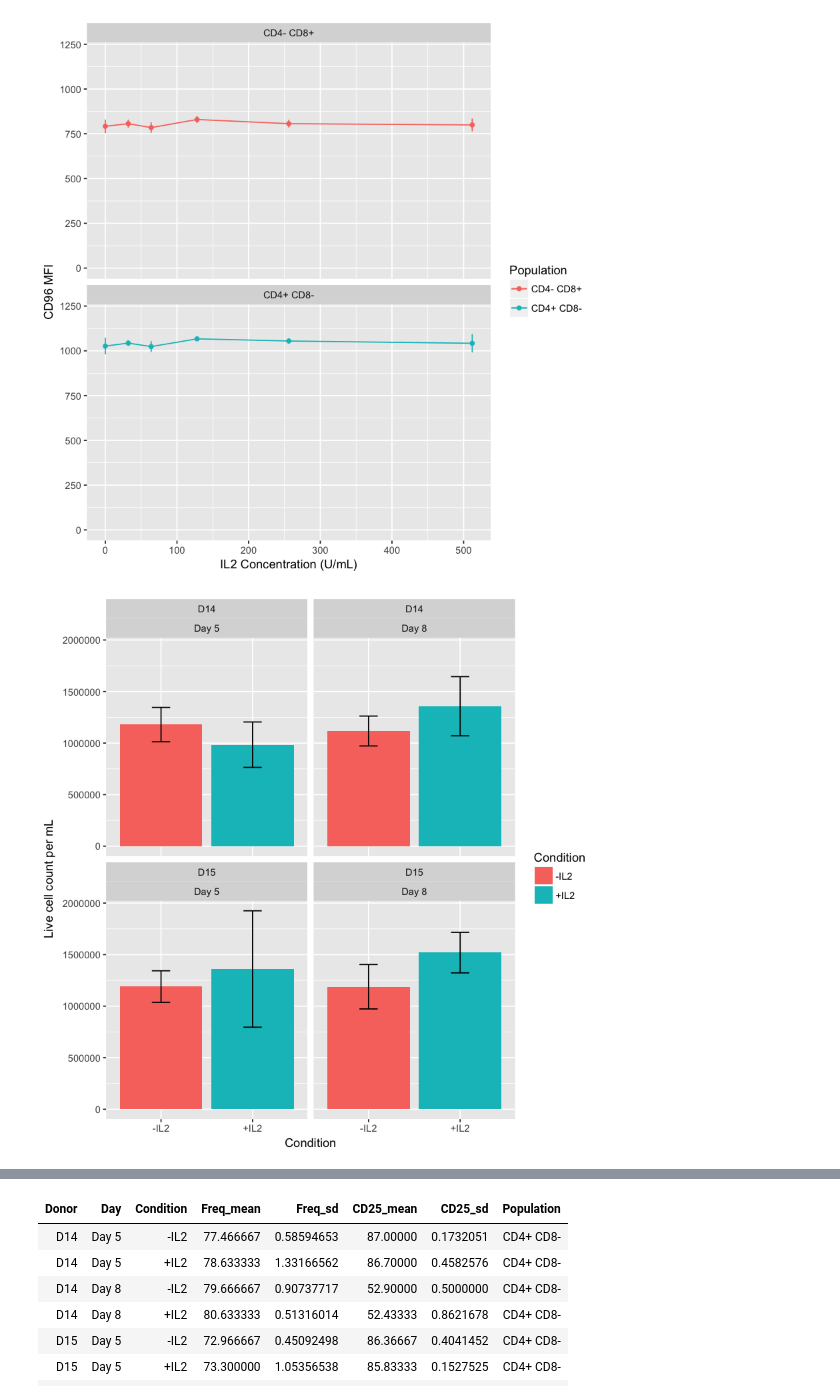
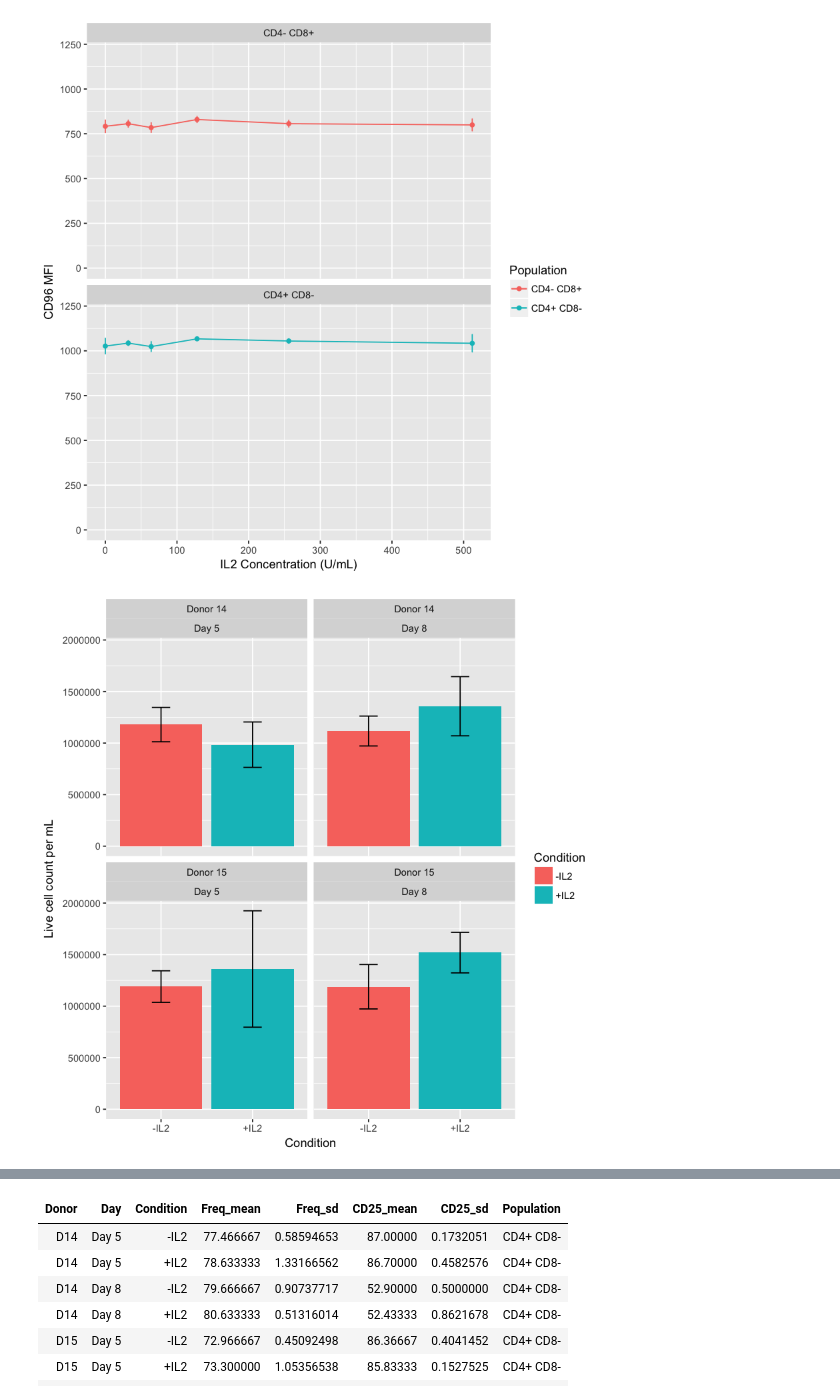
Before and after one commit to hammerlab/t-cell-guide, a Jupyter notebook: analyses/il2-titration/IL2 titration results from multiple assays.ipynb, the cells around one changed output, grey strips where cells are left out. Saved outputs shown, nothing was run; the diff lists cells and outputs as text; code cells hidden in the pictures.

```diff
--- a/analyses/il2-titration/IL2 titration results from multiple assays.ipynb
+++ b/analyses/il2-titration/IL2 titration results from multiple assays.ipynb
@@ -143,32 +130,35 @@ read_tsv(
         `Day`=col_factor(levels=c("5", "8")),
         `Condition`=col_factor(levels=c("-IL2", "+IL2")),
         `Replicate`=col_factor(levels=paste("r", 1:3, sep="")),
         `Count No`=col_factor(levels=c("1", "2")),
         `Live count`=col_double(),
         `Live Fraction`=col_double(),
         `Dilution`=col_integer()
     )
 ) %>%
-mutate(`Day`=factor(`Day`, labels=c("Day 5", "Day 8"))) %>%
+mutate(
+    `Day`=factor(`Day`, labels=c("Day 5", "Day 8")),
+    `Donor`=factor(`Donor`, labels=c("Donor 14", "Donor 15"))
+) %>%
 group_by(`Donor`, `Day`, `Condition`, `Replicate`) %>%
 summarize(
     `Live_count_avg2`=mean(`Live count` * `Dilution`) ,
     `Fraction_avg2`=mean(`Live Fraction`)
 ) %>%
 group_by(`Donor`, `Day`, `Condition`) %>%
 summarize(
     `Live_count_avg`=mean(`Live_count_avg2`),
     `Live_count_sd`=sd(`Live_count_avg2`),
     `Live_percent_avg`=mean(`Fraction_avg2`) * 100,
     `Live_percent_sd`=sd(`Fraction_avg2`) * 100
 ) %>%
 ggplot(aes(x=`Condition`, y=`Live_count_avg`, group=`Donor`, fill=`Condition`)) +
     geom_col() +
     geom_errorbar(
         aes(ymin=`Live_count_avg`-`Live_count_sd`, ymax=`Live_count_avg`+`Live_count_sd`),
         width=0.2
     ) +
     facet_wrap(~Donor + Day) +
     ylab('Live cell count per mL')
 # %% [output]
-[figure, old version]
+[figure, new version]
```
Also changed, not shown: parts of 12 cells of this notebook.
